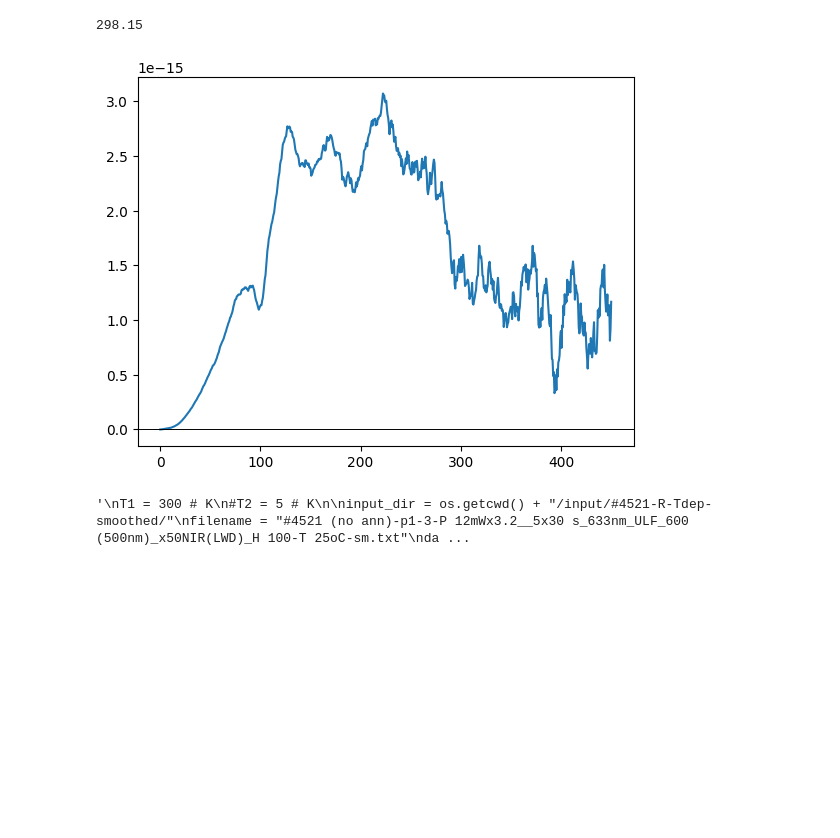
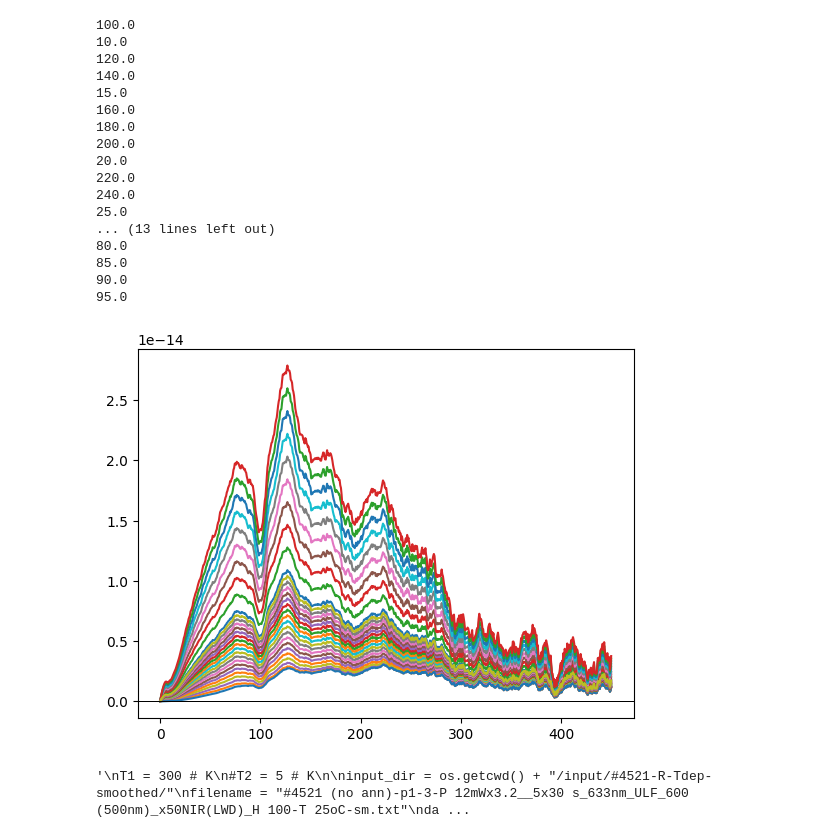
Before and after one commit to radiantbread/reduced_spectra, a Jupyter notebook: reduced_reduction.ipynb, the cells around one changed output. Saved outputs shown, nothing was run; the diff lists cells and outputs as text; code cells hidden in the pictures; blank space fills up the shorter version.

```diff
--- a/reduced_reduction.ipynb
+++ b/reduced_reduction.ipynb
@@ -7,12 +7,12 @@ from matplotlib import pyplot as plt
 from scipy import integrate
 # %%
 input_dir = os.getcwd() + "/input/#4521-generated-sweep/"
-output_dir = os.getcwd() + "/output/reduced-sweep/"
+output_dir = os.getcwd() + "/output/reduced-sweep-weird/"
 filenames = list(filter(lambda f: ".txt" in f, os.listdir(input_dir))) # Работаем только с .txt
 
 def get_temp(filename):
     """Извлекаем температуру из имени файла."""
-    return float(re.search(r"(?<=T )\d+(?=oC)", filename)[0])
+    return float(re.search(r"(?<=to-)\d+(?=K)", filename)[0])
 # %%
 def cut_range(data, startx, endx):
     """Ограничиваем диапазон"""
@@ -44,6 +44,7 @@ def reduced_spectrum(omega, I, T):
 
 def reduced_spectrum_but_weird(omega, I, T):
     wavelength_correction = (omega_laser - omega)**(-4) # -omega for Stokes scattering.
+    return wavelength_correction * omega * I
 
 def transform_spectrum_temp(omega, I, T1, T2, B_factor=B_factor2):
     """Transform spectrum at temperature T1 into one expected at T2."""
@@ -52,27 +53,43 @@ def transform_spectrum_temp(omega, I, T1, T2, B_factor=B_factor2):
 # %%
 count = 0
 for filename in filenames:
     count += 1
     if count != 5:
         2 == 2
         # continue
 
-    T = get_temp(filename) + 273.15 # K
+    T = get_temp(filename) # K
     print(T)
     data = cut_range(np.loadtxt(input_dir + filename), 0, np.inf)
     background = np.mean(data[0:100,1])
     data = cut_range(np.loadtxt(input_dir + filename), 0, 450)
     data[:,1] = data[:,1] - background
 
-    R = reduced_spectrum(data[:,0], data[:,1], T)
+    R = reduced_spectrum_but_weird(data[:,0], data[:,1], T)
 
     new_data = np.transpose(np.array([data[:,0], R]))
     plt.plot(*np.transpose(new_data))
 
     plt.axhline(y=0, color='black', linewidth=0.7)
 
     np.savetxt(output_dir + filename.split('.txt')[0] + "-reduced.txt", new_data)
 # %% [output]
-298.15
+100.0
+10.0
+120.0
+140.0
+15.0
+160.0
+180.0
+200.0
+20.0
+220.0
+240.0
+25.0
+... (13 lines left out)
+80.0
+85.0
+90.0
+95.0
-[figure, old version]
+[figure, new version]
 # %%
```
Also changed, not shown: parts of 1 cell of this notebook.
